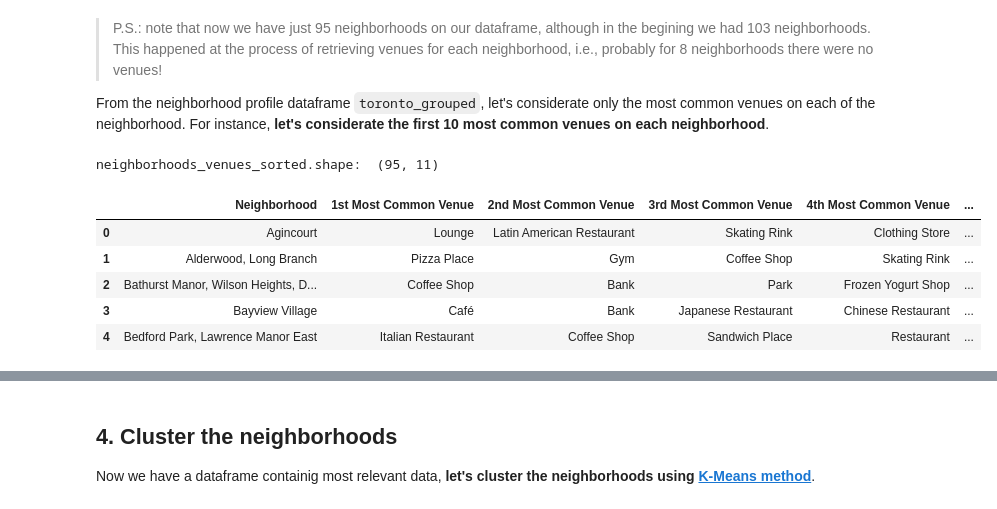
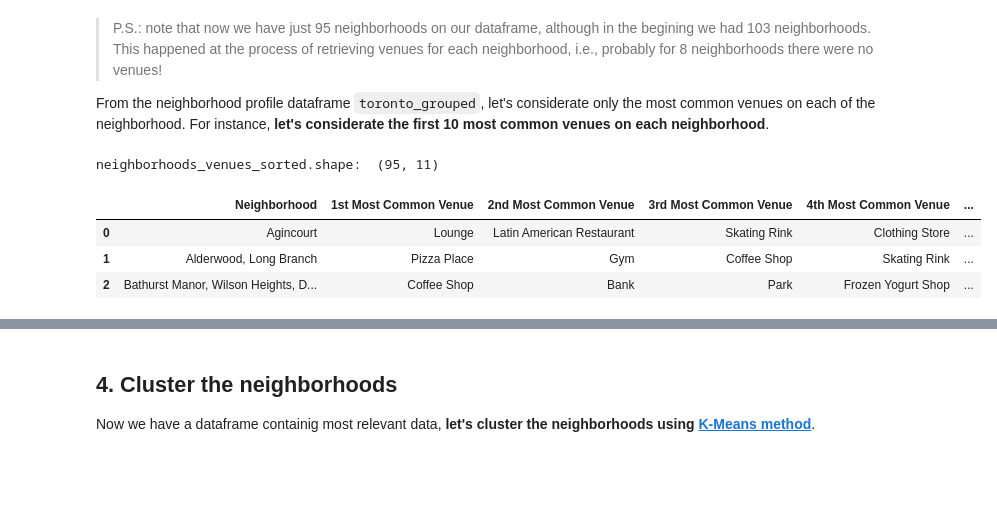
Before and after one commit to horitahiroshi/Coursera_Capstone, a Jupyter notebook: Week3/Toronto_neighborhoods.ipynb, the cells around one changed output, grey strips where cells are left out. Saved outputs shown, nothing was run; the diff lists cells and outputs as text; code cells hidden in the pictures; blank space fills up the shorter version.

```diff
--- a/Week3/Toronto_neighborhoods.ipynb
+++ b/Week3/Toronto_neighborhoods.ipynb
@@ -430,36 +359,34 @@ def return_most_common_venues(row, num_top_venues):
     row_categories = row.iloc[1:]
     row_categories_sorted = row_categories.sort_values(ascending=False)
 
     return row_categories_sorted.index.values[0:num_top_venues]
 
 num_top_venues = 10  # considerate the first 10 most common venues.
 indicators = ['st', 'nd', 'rd']
 
 # create columns according to number of top venues
 columns = ['Neighborhood']
 for ind in np.arange(num_top_venues):
     try:
         columns.append('{}{} Most Common Venue'.format(ind+1, indicators[ind]))
     except:
         columns.append('{}th Most Common Venue'.format(ind+1))
 
 # create a new dataframe
 neighborhoods_venues_sorted = pd.DataFrame(columns=columns)
 neighborhoods_venues_sorted['Neighborhood'] = toronto_grouped['Neighborhood']
 
 for ind in np.arange(toronto_grouped.shape[0]):
     neighborhoods_venues_sorted.iloc[ind, 1:] = return_most_common_venues(toronto_grouped.iloc[ind, :], num_top_venues)
 
 print("neighborhoods_venues_sorted.shape: ", neighborhoods_venues_sorted.shape)
-neighborhoods_venues_sorted.head()
+neighborhoods_venues_sorted.head(3)
 # %% [output]
 neighborhoods_venues_sorted.shape:  (95, 11)
 |  | Neighborhood | 1st Most Common Venue | 2nd Most Common Venue | 3rd Most Common Venue | 4th Most Common Venue | ... |
 | 0 | Agincourt | Lounge | Latin American Restaurant | Skating Rink | Clothing Store | ... |
 | 1 | Alderwood, Long Branch | Pizza Place | Gym | Coffee Shop | Skating Rink | ... |
 | 2 | Bathurst Manor, Wilson Heights, D... | Coffee Shop | Bank | Park | Frozen Yogurt Shop | ... |
-| 3 | Bayview Village | Café | Bank | Japanese Restaurant | Chinese Restaurant | ... |
-| 4 | Bedford Park, Lawrence Manor East | Italian Restaurant | Coffee Shop | Sandwich Place | Restaurant | ... |
 # %% [markdown]
 <a id='item4'></a>
 # %% [markdown]
```
Also changed, not shown: parts of 12 cells of this notebook.
